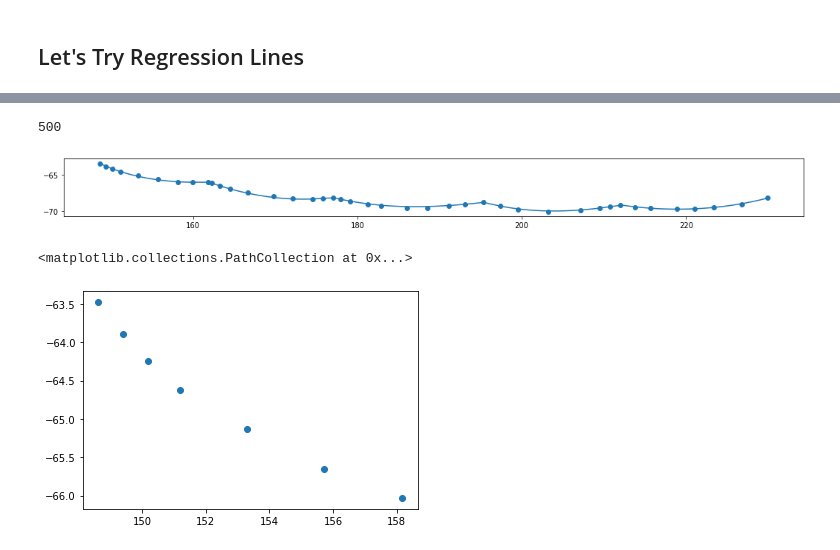
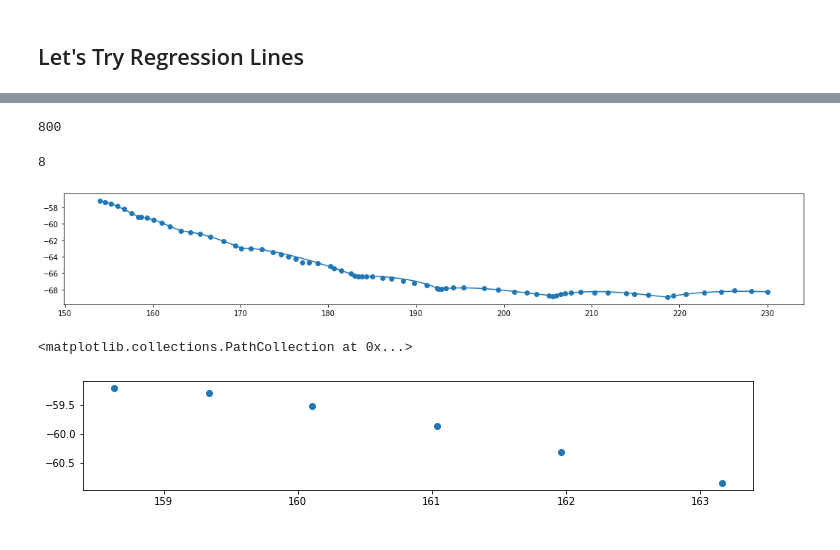
Before and after one commit to ssajous/europa-cycloids, a Jupyter notebook: src/Arc Fitting.ipynb, the cells around one changed output, grey strips where cells are left out. Drawn from its saved outputs; the diff is of its cells as text; code cells hidden in the pictures.

Commit message:
smoothing to carly, cilicia and sidon

```diff
--- a/src/Arc Fitting.ipynb
+++ b/src/Arc Fitting.ipynb
@@ -121,40 +80,43 @@ arc
-# %%
-arcPoints = cycloids['delphi'].arcs[0]
-arc = cycloids['delphi'].curve
-
-
-lonRange = arc['lon'].max() - arc['lon'].min()
-latRange = arc['lat'].max() - arc['lat'].min()
-
-ratio = latRange / lonRange
-
-allPoints = pd.DataFrame(np.vstack(cycloids['delphi'].arcs), columns=['lon', 'lat'])
-# allPoints = cycloids['delphi'].arcs[3]
-
-plt.figure(figsize=(18,18*ratio))
-plt.plot(arc['lon'], arc['lat'])
-plt.scatter(allPoints['lon'], allPoints['lat'])
-
-
-# func = interpolate.interp1d(arcPoints['lon'], arcPoints['lat'], kind='cubic')
-# minVal = arc['lon'].min()
-# maxVal = arc['lon'].max()
-# step = (maxVal - minVal) / 100
-
-# steps = np.array([arc['lon'].iloc[0], *np.arange(minVal, maxVal, step), arc['lon'].iloc[-1]])
-# lats = func(steps)
-
-# plt.figure(figsize=(12,2))
-# plt.plot(steps, lats)
-# plt.scatter(arcPoints['lon'], arcPoints['lat'], alpha=0.25)
-
-display(len(arc))
-# %% [output]
-500
-[figure, removed]
+# %%
+current = 'sidon'
+
+arcPoints = cycloids[current].arcs[0]
+arc = cycloids[current].curve
+
+arc = fitting.createCycloidBezier(cycloids[current].arcs, maxError=0.5)
+
+
+allPoints = pd.DataFrame(np.vstack(cycloids[current].arcs), columns=['lon', 'lat'])
+
+
+# arc['lon'] = convertLon(arc['lon'])
+# allPoints['lon'] = convertLon(allPoints['lon'])
+
+# arc = fitting.createCycloidBezier(cycloids[current].arcs, maxError=0.0575)
+
+lonRange = arc['lon'].max() - arc['lon'].min()
+latRange = arc['lat'].max() - arc['lat'].min()
+
+ratio = latRange / lonRange
+
+
+plt.figure(figsize=(18,18*ratio))
+# plt.figure(figsize=(18,4))
+plt.plot(arc['lon'], arc['lat'])
+plt.scatter(allPoints['lon'], allPoints['lat'])
+
+
+display(len(arc))
+display(len(cycloids[current].arcs))
+# %% [output]
+800
+8
+[figure, added]
 # %%
-allPoints = cycloids['delphi'].arcs[4]
+allPoints = cycloids[current].arcs[6]
+
+plt.figure(figsize=(12,2))
 plt.scatter(allPoints['lon'], allPoints['lat'])
 # %% [output]
 <matplotlib.collections.PathCollection at 0x...>
-[figure, old version]
+[figure, new version]
```
Also changed, not shown: parts of 6 cells of this notebook, 1 other file.
